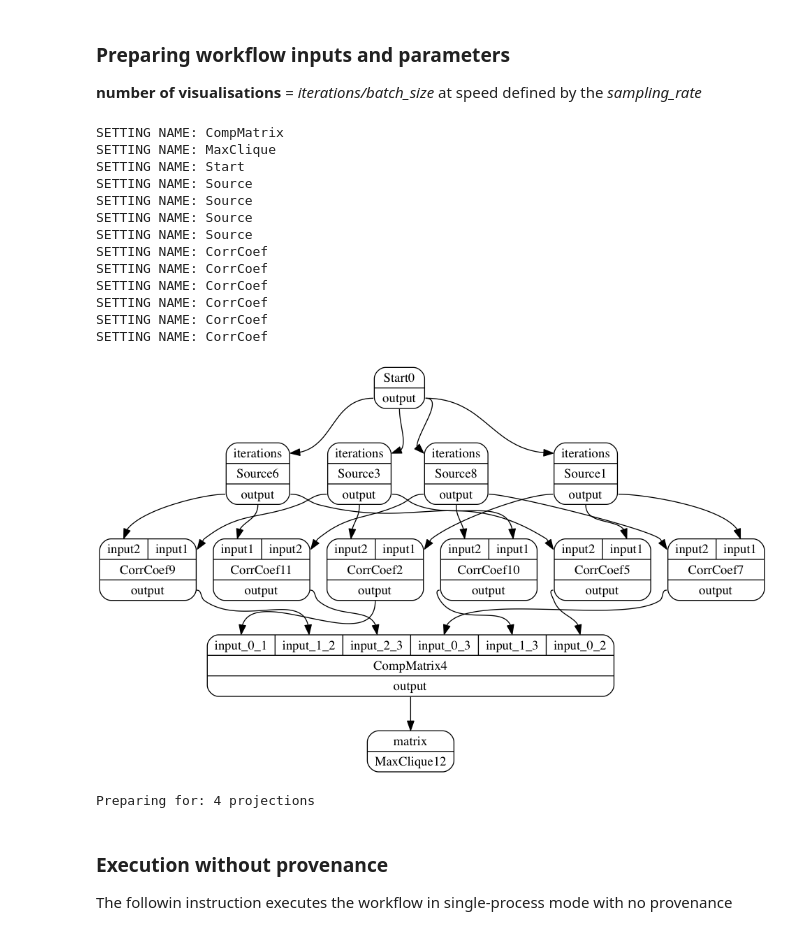
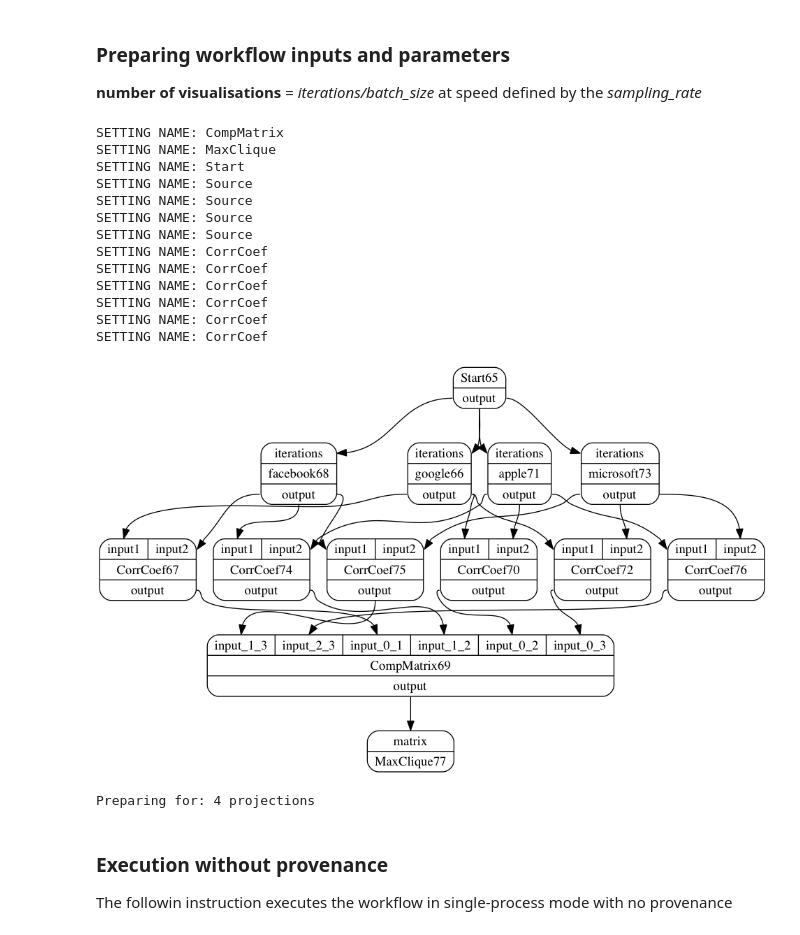
Before and after one commit to rayson1223/dispel4py, a Jupyter notebook: d4py-prov-xcorrelation-example.ipynb, the cells around one changed output. Saved outputs shown, nothing was run; the diff lists cells and outputs as text; code cells hidden in the pictures.

```diff
--- a/d4py-prov-xcorrelation-example.ipynb
+++ b/d4py-prov-xcorrelation-example.ipynb
@@ -71,7 +71,7 @@ import seaborn as sns
 import matplotlib.pyplot as plt
 from scipy.stats.stats import pearsonr
 import networkx as nx
-
+import backtrader as bt
 
 sns.set(style="white")
 
@@ -96,12 +96,16 @@ class Start(GenericPE):
 
 class Source(GenericPE):
 
-    def __init__(self,sr,index):
+    def __init__(self,sr,index, name):
         GenericPE.__init__(self)
         self._add_input('iterations')
         self._add_output('output')
         self.sr=sr
         self.var_index=index
+        self.name = name
+        self.price = random.randrange(1,12)
+        self.maxVolatility = 5.0
+
         #self.prov_cluster="myne"
 
         self.parameters={'sampling_rate':sr}
@@ -111,17 +115,28 @@ class Source(GenericPE):
 
 
     def _process(self,inputs):
+        data = {}
 
         if 'iterations' in inputs:
             iteration=inputs['iterations'][0]
 
         #Streams out values at 1/self.sr sampling rate, until iteration>0
-        while (iteration>0):
-            val=random.uniform(0,100)
+        for i in range(iteration):
+            volatility = random.random() * self.price * self.maxVolatility /100
+            self.price += (random.random() * 2 - 1) * volatility
             time.sleep(1/self.sr)
-            self.write('output',val,metadata={'val':val,'var_index':self.var_index})
-            iteration-=1
+            data[i] = self.price
+#             print "Self Index: " + str(self.name) + ", Interation: " + str(iteration) + ", val: " + str(self.price)
+            self.write('output',self.price,metadata={'val':self.price,'var_index':self.var_index})
 
+        # Plot the stocks graph for the price flunctuation
+        keys = data.keys()
+        values = data.values()
+        plt.xlabel('Days')
+        plt.ylabel('Stock Price')
+        plt.title(self.name)
+        plt.plot(keys, values)
+        plt.show()
 
 class MaxClique(GenericPE):
 
@@ -294,6 +309,22 @@ variables_number=4
 sampling_rate=100
 batch_size=4
 iterations=16
+
+inputs_stock = {
+    0: {
+        'name': 'google'
+    },
+    1:{
+        'name': 'facebook'
+    },
+    2:{
+        'name': 'apple'
+    },
+    3:{
+        'name': 'microsoft'
+    },
+}
+
 
 input_data = {"Start": [{"iterations": [iterations]}]}
 
@@ -308,7 +339,7 @@ def createWf():
     sources={}
 
     for i in range(0,variables_number):
-        sources[i] = Source(sampling_rate,i)
+        sources[i] = Source(sampling_rate,i, inputs_stock[i]['name'])
 
     for h in range(0,variables_number):
         graph.connect(start,'output',sources[h],'iterations')
@@ -318,34 +349,34 @@ def createWf():
             graph.connect(sources[h],'output',cc,'input1')
             graph.connect(sources[j],'output',cc,'input2')
             graph.connect(cc,'output',plot,'input'+'_'+str(h)+'_'+str(j))
             cc.numprocesses=1
 
     graph.connect(plot,'output',mc,'matrix')
 
     return graph
 
 
 graph=createWf()
 #Visualise the graph
 from dispel4py.visualisation import display
 display(graph)
 
 print ("Preparing for: "+str(iterations/batch_size)+" projections" )
 # %% [output]
 SETTING NAME: CompMatrix
 SETTING NAME: MaxClique
 SETTING NAME: Start
 SETTING NAME: Source
 SETTING NAME: Source
 SETTING NAME: Source
 SETTING NAME: Source
 SETTING NAME: CorrCoef
 SETTING NAME: CorrCoef
 SETTING NAME: CorrCoef
 SETTING NAME: CorrCoef
 SETTING NAME: CorrCoef
 SETTING NAME: CorrCoef
-[figure, old version]
+[figure, new version]
 Preparing for: 4 projections
 # %% [markdown]
 ### Execution without provenance
```
Also changed, not shown: parts of 5 cells of this notebook, 1 other file.
